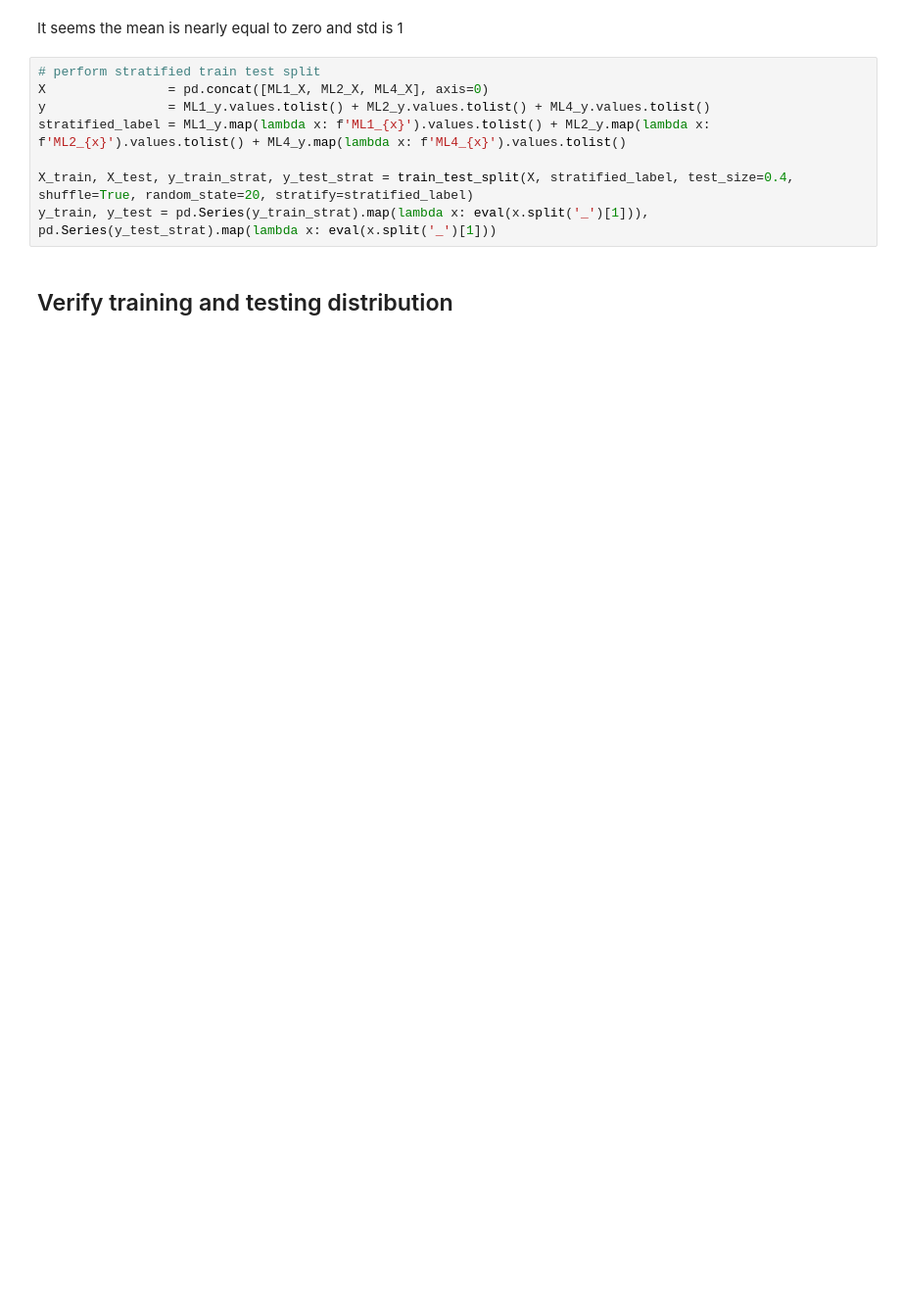
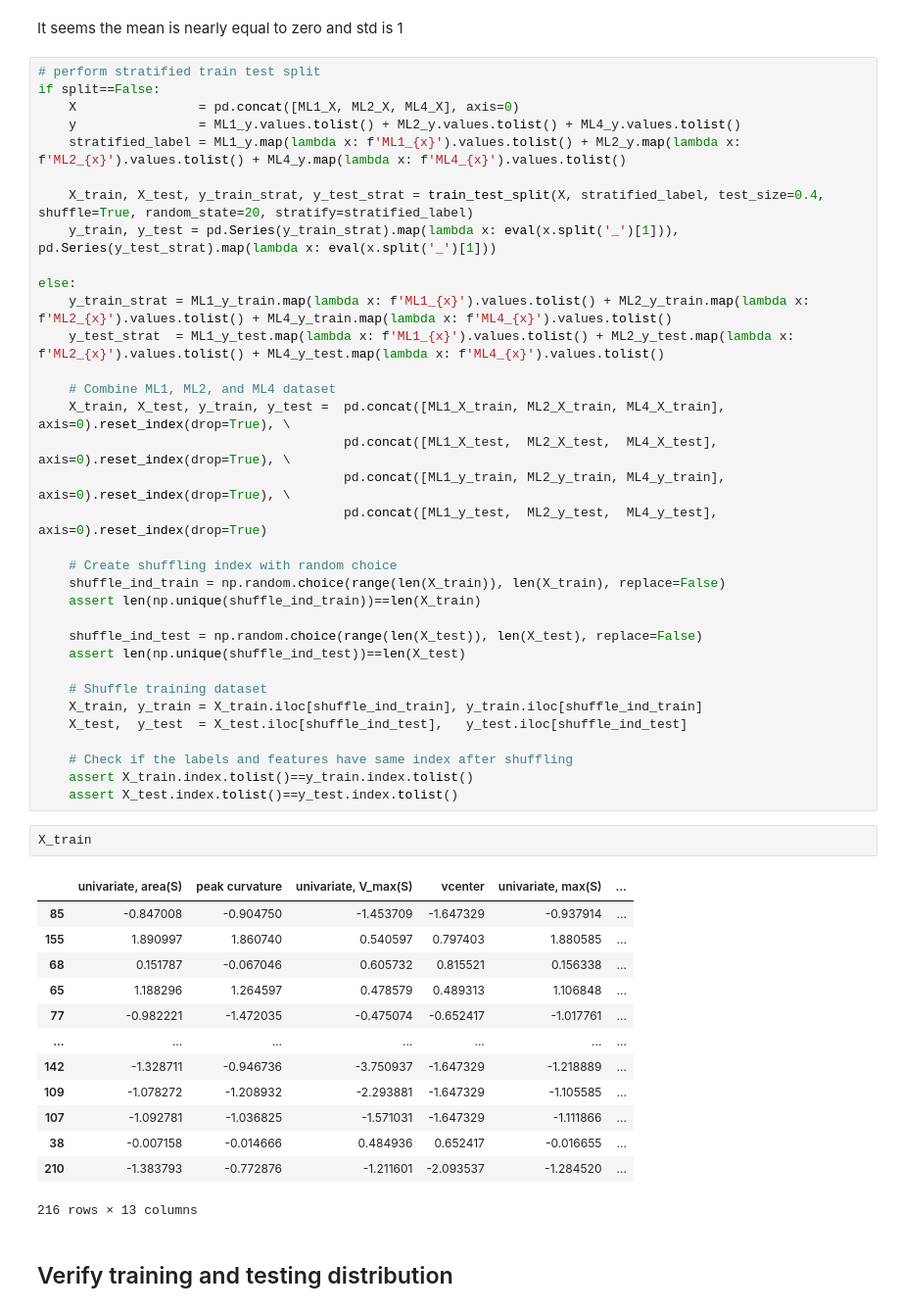
Before and after one commit to ramseylab/vgramreg, a Jupyter notebook: notebooks/Combine_ML1_ML2_ML4 dataset.ipynb, the cells around one changed output. Shown at 98% size. Drawn from its saved outputs; the diff is of its cells as text; blank space fills up the shorter version.

```diff
--- a/notebooks/Combine_ML1_ML2_ML4 dataset.ipynb
+++ b/notebooks/Combine_ML1_ML2_ML4 dataset.ipynb
@@ -62,12 +100,54 @@ if combat_norm:
 It seems the mean is nearly equal to zero and std is 1
 # %%
 # perform stratified train test split
-X                = pd.concat([ML1_X, ML2_X, ML4_X], axis=0)
-y                = ML1_y.values.tolist() + ML2_y.values.tolist() + ML4_y.values.tolist()
-stratified_label = ML1_y.map(lambda x: f'ML1_{x}').values.tolist() + ML2_y.map(lambda x: f'ML2_{x}').values.tolist() + ML4_y.map(lambda x: f'ML4_{x}').values.tolist()
+if split==False:
+    X                = pd.concat([ML1_X, ML2_X, ML4_X], axis=0)
+    y                = ML1_y.values.tolist() + ML2_y.values.tolist() + ML4_y.values.tolist()
+    stratified_label = ML1_y.map(lambda x: f'ML1_{x}').values.tolist() + ML2_y.map(lambda x: f'ML2_{x}').values.tolist() + ML4_y.map(lambda x: f'ML4_{x}').values.tolist()
 
-X_train, X_test, y_train_strat, y_test_strat = train_test_split(X, stratified_label, test_size=0.4, shuffle=True, random_state=20, stratify=stratified_label)
-y_train, y_test = pd.Series(y_train_strat).map(lambda x: eval(x.split('_')[1])), pd.Series(y_test_strat).map(lambda x: eval(x.split('_')[1]))
+    X_train, X_test, y_train_strat, y_test_strat = train_test_split(X, stratified_label, test_size=0.4, shuffle=True, random_state=20, stratify=stratified_label)
+    y_train, y_test = pd.Series(y_train_strat).map(lambda x: eval(x.split('_')[1])), pd.Series(y_test_strat).map(lambda x: eval(x.split('_')[1]))
+
+else:
+    y_train_strat = ML1_y_train.map(lambda x: f'ML1_{x}').values.tolist() + ML2_y_train.map(lambda x: f'ML2_{x}').values.tolist() + ML4_y_train.map(lambda x: f'ML4_{x}').values.tolist()
+    y_test_strat  = ML1_y_test.map(lambda x: f'ML1_{x}').values.tolist() + ML2_y_test.map(lambda x: f'ML2_{x}').values.tolist() + ML4_y_test.map(lambda x: f'ML4_{x}').values.tolist()
+
+    # Combine ML1, ML2, and ML4 dataset
+    X_train, X_test, y_train, y_test =  pd.concat([ML1_X_train, ML2_X_train, ML4_X_train], axis=0).reset_index(drop=True), \
+                                        pd.concat([ML1_X_test,  ML2_X_test,  ML4_X_test],  axis=0).reset_index(drop=True), \
+                                        pd.concat([ML1_y_train, ML2_y_train, ML4_y_train], axis=0).reset_index(drop=True), \
+                                        pd.concat([ML1_y_test,  ML2_y_test,  ML4_y_test],  axis=0).reset_index(drop=True)
+
+    # Create shuffling index with random choice
+    shuffle_ind_train = np.random.choice(range(len(X_train)), len(X_train), replace=False)
+    assert len(np.unique(shuffle_ind_train))==len(X_train)
+
+    shuffle_ind_test = np.random.choice(range(len(X_test)), len(X_test), replace=False)
+    assert len(np.unique(shuffle_ind_test))==len(X_test)
+
+    # Shuffle training dataset
+    X_train, y_train = X_train.iloc[shuffle_ind_train], y_train.iloc[shuffle_ind_train]
+    X_test,  y_test  = X_test.iloc[shuffle_ind_test],   y_test.iloc[shuffle_ind_test]
+
+    # Check if the labels and features have same index after shuffling
+    assert X_train.index.tolist()==y_train.index.tolist()
+    assert X_test.index.tolist()==y_test.index.tolist()
+# %%
+X_train
+# %% [output]
+|  | univariate, area(S) | peak curvature | univariate, V_max(S) | vcenter | univariate, max(S) | ... |
+| 85 | -0.847008 | -0.904750 | -1.453709 | -1.647329 | -0.937914 | ... |
+| 155 | 1.890997 | 1.860740 | 0.540597 | 0.797403 | 1.880585 | ... |
+| 68 | 0.151787 | -0.067046 | 0.605732 | 0.815521 | 0.156338 | ... |
+| 65 | 1.188296 | 1.264597 | 0.478579 | 0.489313 | 1.106848 | ... |
+| 77 | -0.982221 | -1.472035 | -0.475074 | -0.652417 | -1.017761 | ... |
+| ... | ... | ... | ... | ... | ... | ... |
+| 142 | -1.328711 | -0.946736 | -3.750937 | -1.647329 | -1.218889 | ... |
+| 109 | -1.078272 | -1.208932 | -2.293881 | -1.647329 | -1.105585 | ... |
+| 107 | -1.092781 | -1.036825 | -1.571031 | -1.647329 | -1.111866 | ... |
+| 38 | -0.007158 | -0.014666 | 0.484936 | 0.652417 | -0.016655 | ... |
+| 210 | -1.383793 | -0.772876 | -1.211601 | -2.093537 | -1.284520 | ... |
+216 rows × 13 columns
 # %% [markdown]
 ## Verify training and testing distribution
 # %%
```
Also changed, not shown: parts of 7 cells of this notebook, 1 other file.
